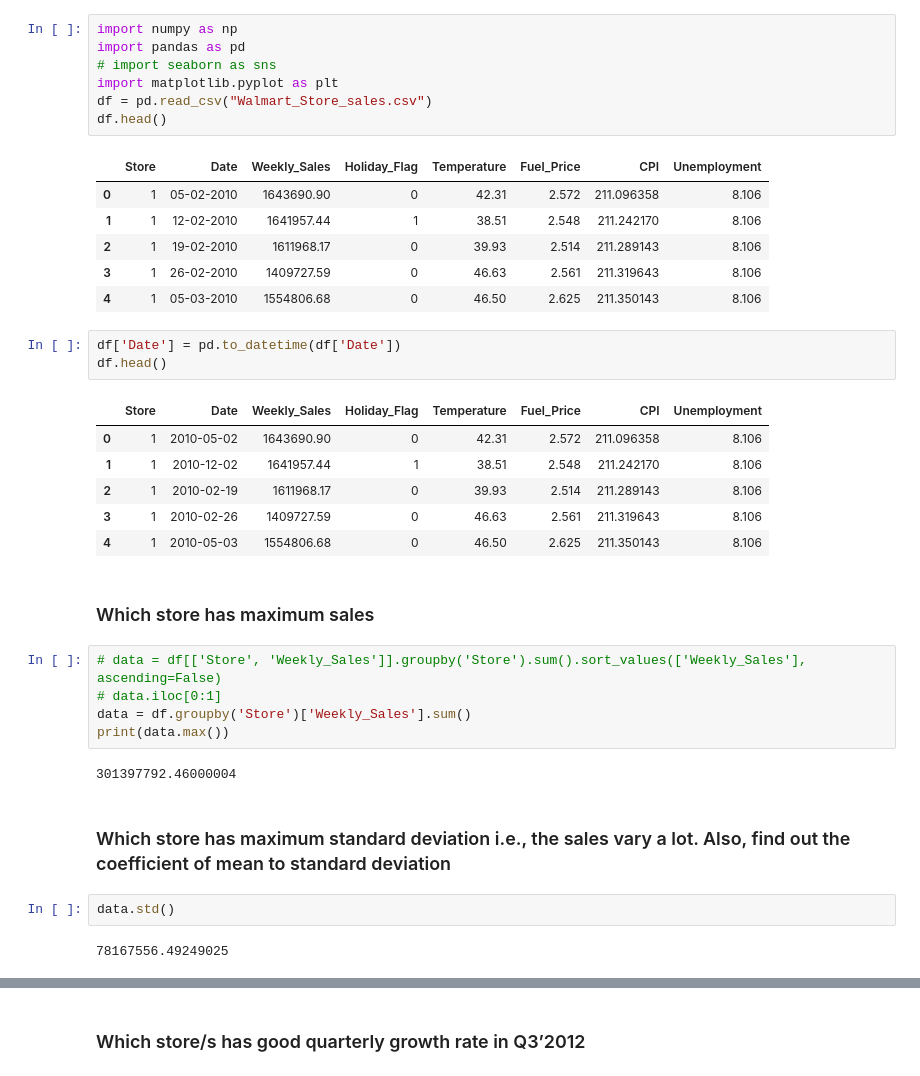
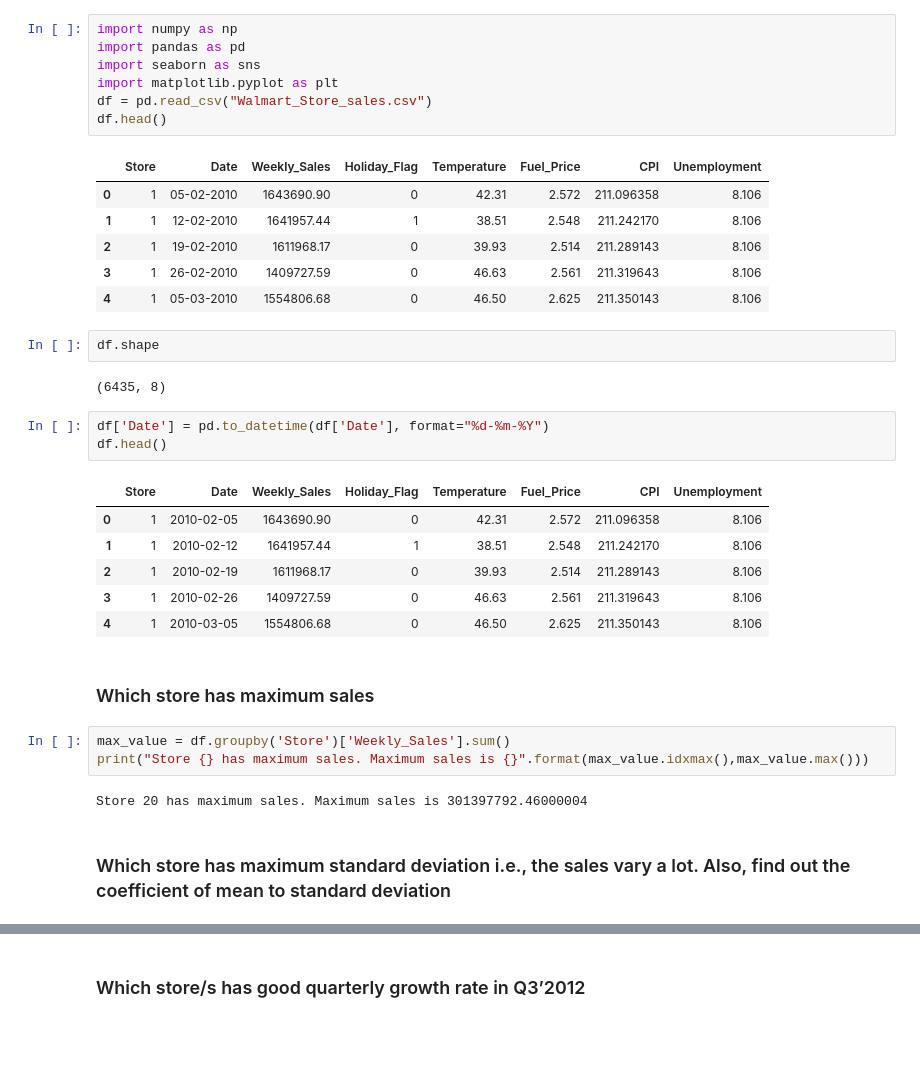
Before and after one commit to swarup4/Retail-Analysis-with-Walmart-Data, a Jupyter notebook: Walmart.ipynb, the cells around one changed output, grey strips where cells are left out. Drawn from its saved outputs; the diff is of its cells as text; blank space fills up the shorter version.

```diff
--- a/Walmart.ipynb
+++ b/Walmart.ipynb
@@ -1,7 +1,7 @@
 # %%
 import numpy as np
 import pandas as pd
-# import seaborn as sns
+import seaborn as sns
 import matplotlib.pyplot as plt
 df = pd.read_csv("Walmart_Store_sales.csv")
 df.head()
@@ -12,28 +12,26 @@ df.head()
 | 2 | 1 | 19-02-2010 | 1611968.17 | 0 | 39.93 | 2.514 | 211.289143 | 8.106 |
 | 3 | 1 | 26-02-2010 | 1409727.59 | 0 | 46.63 | 2.561 | 211.319643 | 8.106 |
 | 4 | 1 | 05-03-2010 | 1554806.68 | 0 | 46.50 | 2.625 | 211.350143 | 8.106 |
+# %%
+df.shape
+# %% [output]
+(6435, 8)
 # %%
-df['Date'] = pd.to_datetime(df['Date'])
+df['Date'] = pd.to_datetime(df['Date'], format="%d-%m-%Y")
 df.head()
 # %% [output]
 |  | Store | Date | Weekly_Sales | Holiday_Flag | Temperature | Fuel_Price | CPI | Unemployment |
-| 0 | 1 | 2010-05-02 | 1643690.90 | 0 | 42.31 | 2.572 | 211.096358 | 8.106 |
-| 1 | 1 | 2010-12-02 | 1641957.44 | 1 | 38.51 | 2.548 | 211.242170 | 8.106 |
+| 0 | 1 | 2010-02-05 | 1643690.90 | 0 | 42.31 | 2.572 | 211.096358 | 8.106 |
+| 1 | 1 | 2010-02-12 | 1641957.44 | 1 | 38.51 | 2.548 | 211.242170 | 8.106 |
 | 2 | 1 | 2010-02-19 | 1611968.17 | 0 | 39.93 | 2.514 | 211.289143 | 8.106 |
 | 3 | 1 | 2010-02-26 | 1409727.59 | 0 | 46.63 | 2.561 | 211.319643 | 8.106 |
-| 4 | 1 | 2010-05-03 | 1554806.68 | 0 | 46.50 | 2.625 | 211.350143 | 8.106 |
+| 4 | 1 | 2010-03-05 | 1554806.68 | 0 | 46.50 | 2.625 | 211.350143 | 8.106 |
 # %% [markdown]
 ### Which store has maximum sales
-# %%
-# data = df[['Store', 'Weekly_Sales']].groupby('Store').sum().sort_values(['Weekly_Sales'], ascending=False)
-# data.iloc[0:1]
-data = df.groupby('Store')['Weekly_Sales'].sum()
-print(data.max())
-# %% [output]
-301397792.46000004
+# %%
+max_value = df.groupby('Store')['Weekly_Sales'].sum()
+print("Store {} has maximum sales. Maximum sales is {}".format(max_value.idxmax(),max_value.max()))
+# %% [output]
+Store 20 has maximum sales. Maximum sales is 301397792.46000004
 # %% [markdown]
 ### Which store has maximum standard deviation i.e., the sales vary a lot. Also, find out the coefficient of mean to standard deviation
-# %%
-data.std()
-# %% [output]
-78167556.49249025
```
Also changed, not shown: parts of 44 cells of this notebook, 2 other files.
